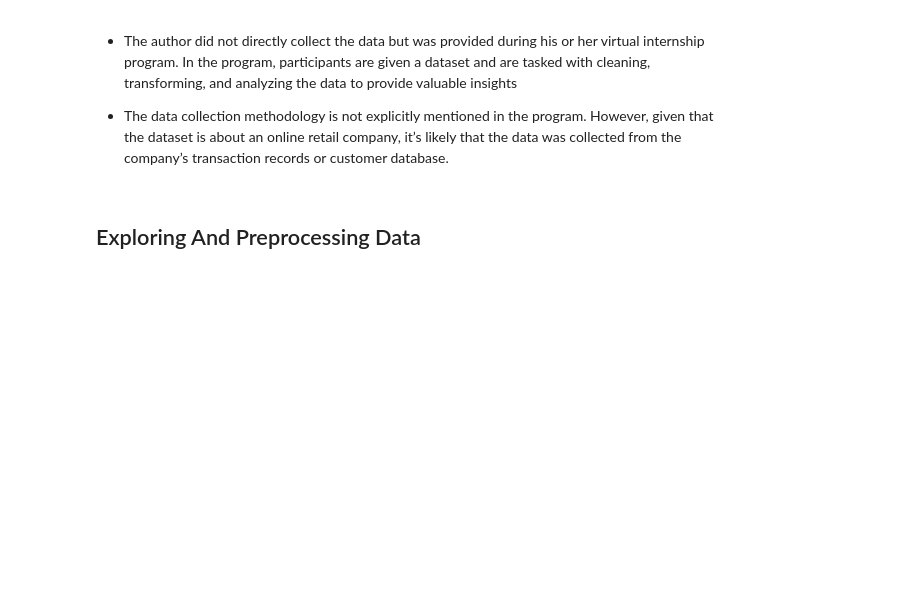
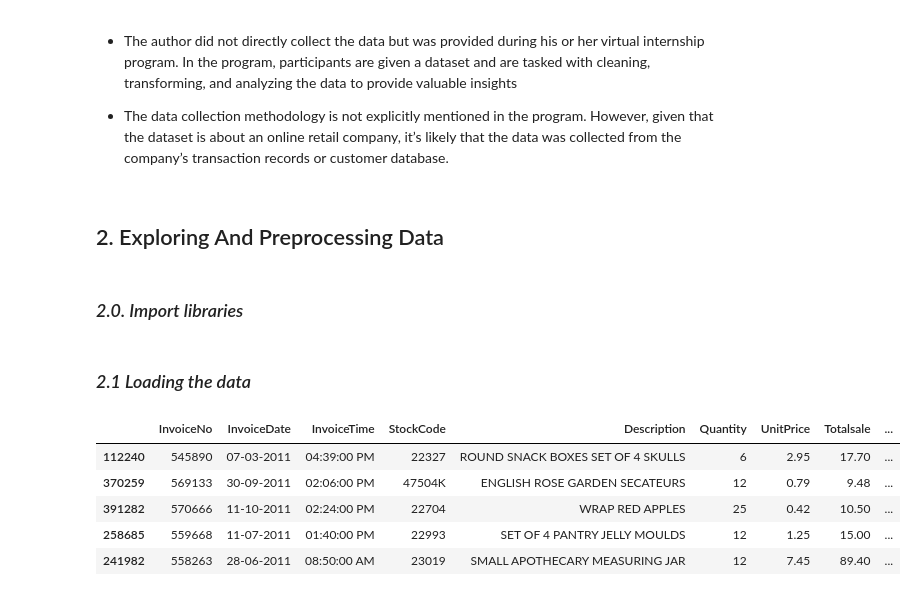
Before and after one commit to Ha0203/FinalProject_LTKHDL, a Jupyter notebook: main_branch.ipynb, the cells around one changed output. Saved outputs shown, nothing was run; the diff lists cells and outputs as text; code cells hidden in the pictures; blank space fills up the shorter version.

Commit message:
Finishing Exploring and preprocessing

```diff
--- a/main_branch.ipynb
+++ b/main_branch.ipynb
@@ -39,4 +39,6 @@
 
 - The data collection methodology is not explicitly mentioned in the program. However, given that the dataset is about an online retail company, it’s likely that the data was collected from the company’s transaction records or customer database.
 # %% [markdown]
-## Exploring And Preprocessing Data
+## 2. Exploring And Preprocessing Data
+# %% [markdown]
+### _2.0. Import libraries_
@@ -42,0 +48,14 @@
+# %% [markdown]
+### _2.1 Loading the data_
+# %%
+df = pd.read_csv('Online Retail.csv')
+
+# Print 5 samples
+df.sample(5)
+# %% [output]
+|  | InvoiceNo | InvoiceDate | InvoiceTime | StockCode | Description | Quantity | UnitPrice | Totalsale | ... |
+| 112240 | 545890 | 07-03-2011 | 04:39:00 PM | 22327 | ROUND SNACK BOXES SET OF 4 SKULLS | 6 | 2.95 | 17.70 | ... |
+| 370259 | 569133 | 30-09-2011 | 02:06:00 PM | 47504K | ENGLISH ROSE GARDEN SECATEURS | 12 | 0.79 | 9.48 | ... |
+| 391282 | 570666 | 11-10-2011 | 02:24:00 PM | 22704 | WRAP RED APPLES | 25 | 0.42 | 10.50 | ... |
+| 258685 | 559668 | 11-07-2011 | 01:40:00 PM | 22993 | SET OF 4 PANTRY JELLY MOULDS | 12 | 1.25 | 15.00 | ... |
+| 241982 | 558263 | 28-06-2011 | 08:50:00 AM | 23019 | SMALL APOTHECARY MEASURING JAR | 12 | 7.45 | 89.40 | ... |
```
Also changed, not shown: parts of 13 cells of this notebook, 1 other file.
